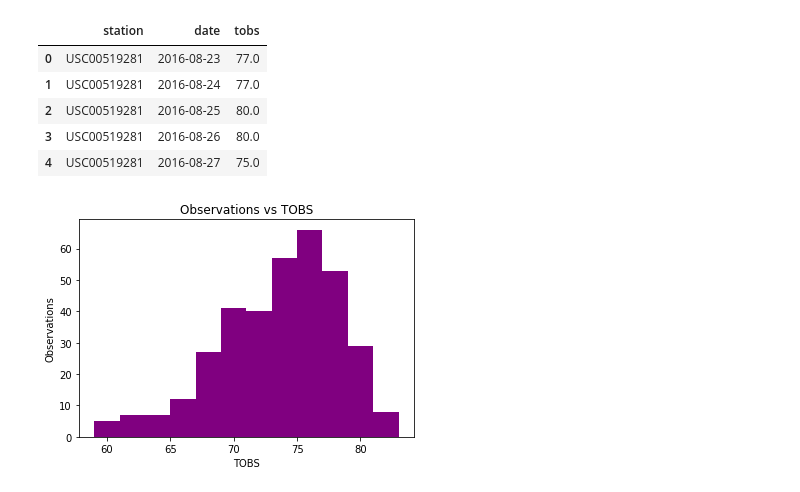
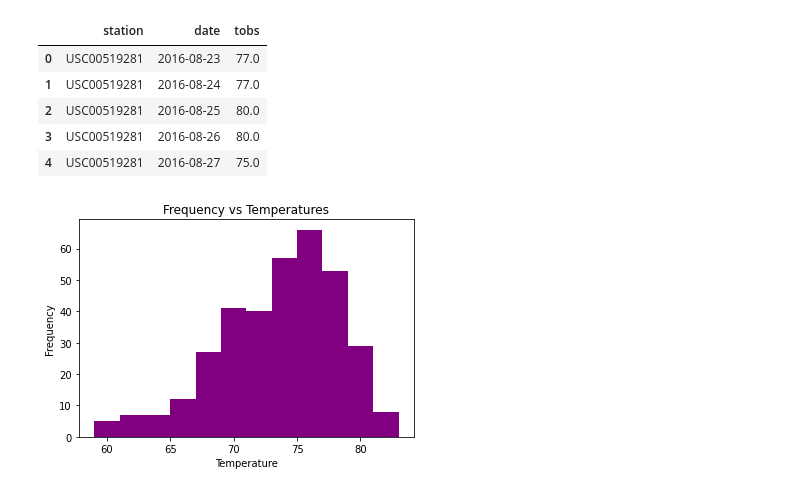
Before and after one commit to lopezmarco81/SMU_Data_1221_homework, a Jupyter notebook: 10 - Advanced_Data_Storage_and_Retrieval/SQL_Alchemy_HW10_ML.ipynb, the cells around one changed output. Drawn from its saved outputs; the diff is of its cells as text; code cells hidden in the pictures.

```diff
--- a/10 - Advanced_Data_Storage_and_Retrieval/SQL_Alchemy_HW10_ML.ipynb
+++ b/10 - Advanced_Data_Storage_and_Retrieval/SQL_Alchemy_HW10_ML.ipynb
@@ -360,9 +360,9 @@ df2.head()
 | 4 | USC00519281 | 2016-08-27 | 75.0 |
 # %%
 plt.hist(df2.tobs, bins=12, color = 'purple')
-plt.xlabel('TOBS')
-plt.ylabel('Observations')
-plt.title('Observations vs TOBS')
+plt.xlabel('Temperature')
+plt.ylabel('Frequency')
+plt.title('Frequency vs Temperatures')
 plt.show()
 # %% [output]
-[figure, old version]
+[figure, new version]
```
Also changed, not shown: 1 other file.
